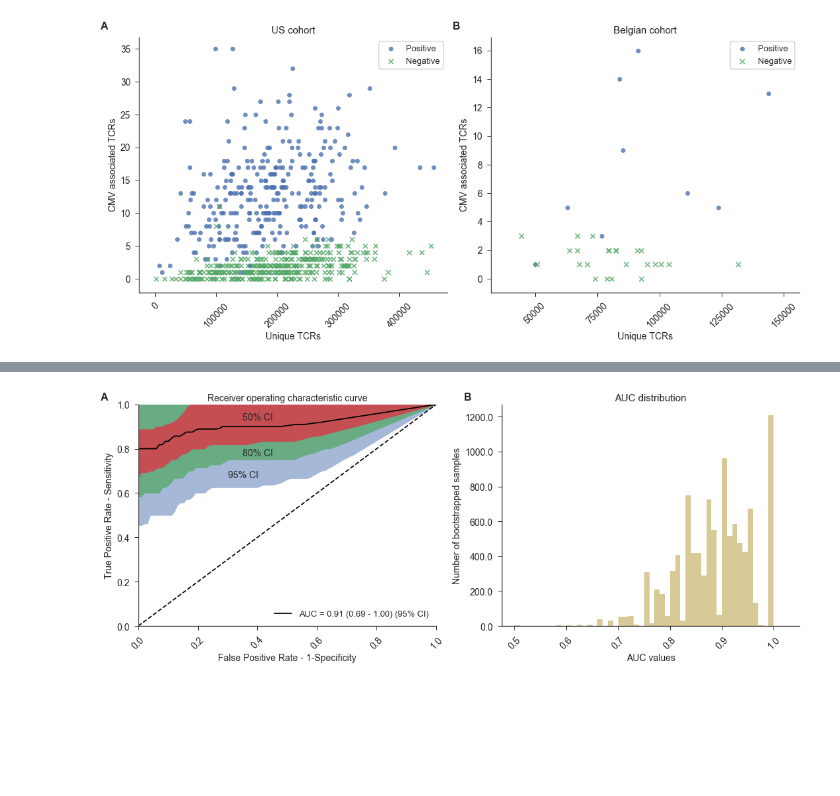
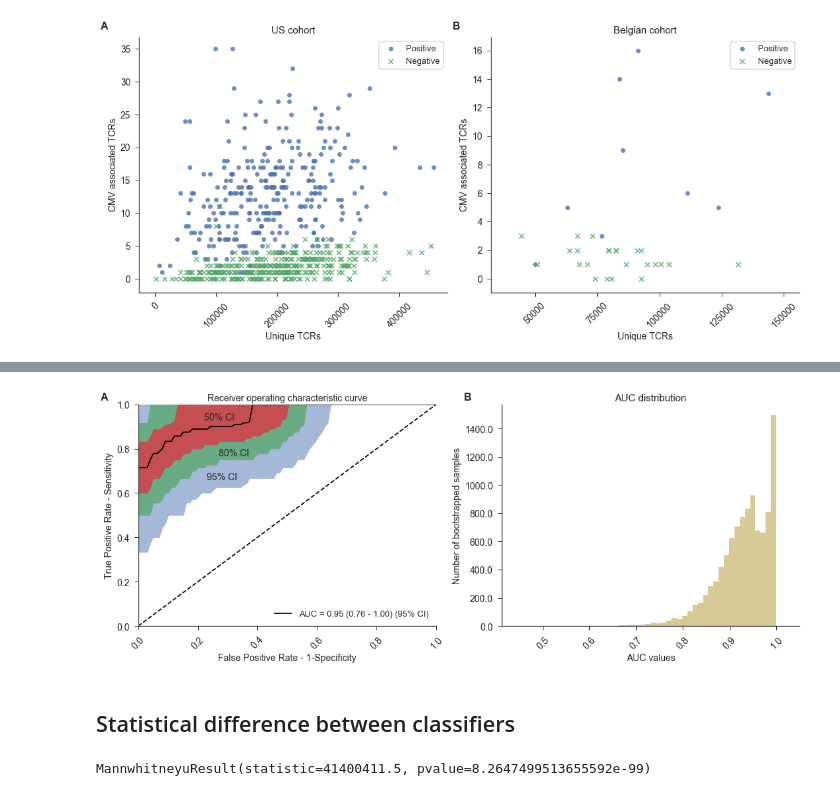
Before and after one commit to NDeNeuter/TCR_CMV_pred, a Jupyter notebook: code/Predict CMV from TCR repertoire.ipynb, the cells around one changed output, grey strips where cells are left out. Cells and saved outputs as stored; diff of their text form; code cells hidden in the pictures; blank space fills up the shorter version.

```diff
--- a/code/Predict CMV from TCR repertoire.ipynb
+++ b/code/Predict CMV from TCR repertoire.ipynb
@@ -180,4 +238,10 @@ for name, rep in reps.items():
         new_reps[name] = rep
 
 reps = new_reps
+
+# identify total number of unique TCRS
+all_tcrs = []
+for ID, rep in reps.items():
+    all_tcrs += rep.TCRs
+print(len(set(all_tcrs)))
 # %% [output]
@@ -477,0 +658,6 @@ Iteration: 10000
+# %%
+iterations = 10000
+result = joblib.Parallel(n_jobs=-1)(joblib.delayed(bootstrap)
+                                    (test, betamodel, i)
+                                    for i in range(iterations))
+beta_aucs, tprs = zip(*result)
@@ -478,33 +682,18 @@ Iteration: 10000
 # %%
-def auc_series(serie):
-
-    ''' Calculate the AUC value of a series of tpr values over an interval of 100 values.
-    To be applied to a dataframe containing tpr values as columns.'''
-
-    interval = np.linspace(0, 1, 100)
-    return sklearn.metrics.auc(interval, serie)
-
-
-def ci_loc(perct, l=iterations):
-
-    ''' Return an integer index value based on percentile value requested (perct) of a list l.
-    Eg: 5th percentile value of a list of length 40 => 2nd value in list: 1 [(0.05*40)-1]'''
-
-    return int(perct*iterations)-1
-
 # calculate mean auc and confidence interval
+aucs = beta_aucs
 auc_mean = np.mean(aucs)
 
 # CI column locations in df
-loc_ci_25 = ci_loc(.025)
-loc_ci_975 = ci_loc(.975)
-loc_ci_100 = ci_loc(.100)
-loc_ci_900 = ci_loc(.900)
-loc_ci_250 = ci_loc(.250)
-loc_ci_750 = ci_loc(.750)
-loc_ci_500 = ci_loc(.500)
+loc_ci_25 = ci_loc(.025, iterations)
+loc_ci_975 = ci_loc(.975, iterations)
+loc_ci_100 = ci_loc(.100, iterations)
+loc_ci_900 = ci_loc(.900, iterations)
+loc_ci_250 = ci_loc(.250, iterations)
+loc_ci_750 = ci_loc(.750, iterations)
+loc_ci_500 = ci_loc(.500, iterations)
 
-tpr_df = pd.DataFrame(tprs)
+tpr_df = pd.DataFrame(list(tprs))
 tpr_df['auc'] = tpr_df.apply(auc_series, axis=1)
 
 # sort by auc values
@@ -528,19 +717,19 @@ ax1.fill_between(interval,
                  tpr_df.iloc[loc_ci_975, :100],
                  alpha=0.5,
                  color=sns.color_palette()[0])
-ax1.annotate('95% CI', xy=(.3, .67), fontsize=14)
+ax1.annotate('95% CI', xy=(.23, .66), fontsize=14)
 ax1.fill_between(interval,
                  tpr_df.iloc[loc_ci_100, :100],
                  tpr_df.iloc[loc_ci_900, :100],
                  alpha=0.75,
                  color=sns.color_palette()[1])
-ax1.annotate('80% CI', xy=(.35, .77), fontsize=14)
+ax1.annotate('80% CI', xy=(.27, .77), fontsize=14)
 ax1.fill_between(interval,
                  tpr_df.iloc[loc_ci_250, :100],
                  tpr_df.iloc[loc_ci_750, :100],
                  alpha=1,
                  color=sns.color_palette()[2])
-ax1.annotate('50% CI', xy=(.35, .93), fontsize=14)
+ax1.annotate('50% CI', xy=(.22, .93), fontsize=14)
 ax1.annotate('A',
             xy=(-0.1, 1.1),
             xycoords='axes fraction',
@@ -559,32 +748,40 @@ ax1.set_xticklabels(labels=ax1.get_xticks(), rotation=45, size=14)
 ax1.set_ylabel('True Positive Rate - Sensitivity', size=14)
 ax1.set_yticklabels(labels=ax1.get_yticks(), rotation='horizontal', size=14)
 ax1.legend(loc="lower right", fontsize=13)
 ax1.spines['right'].set_visible(False)
 ax1.spines['top'].set_visible(False)
 
 bins= [x/100 for x in range(40, 110, 1)]
 sns.distplot(aucs, kde=False, ax=ax2, color=sns.color_palette()[4], hist_kws={"alpha": .75})
 ax2.annotate('B',
             xy=(-0.1, 1.1),
             xycoords='axes fraction',
             textcoords='offset points',
             fontsize=16,
             xytext=(0, -15),
             weight='bold',
             ha='right',
             va='top')
 ax2.set_title('AUC distribution', size=15)
 ax2.set_xlabel('AUC values', size=14)
 ax2.set_xticklabels(labels=ax2.get_xticks(), rotation=45, size=14)
 ax2.set_xlim(xmax=1.05)
 ax2.set_ylabel('Number of bootstrapped samples', size=14)
 ax2.set_yticklabels(labels=ax2.get_yticks(), rotation='horizontal', size=14)
 ax2.spines['right'].set_visible(False)
 ax2.spines['top'].set_visible(False)
 
 plt.tight_layout()
 
-plt.savefig('../figures/median_roc_curve.png', dpi=600)
+plt.savefig('../figures/median_roc_beta.png', dpi=600)
 plt.show()
 # %% [output]
-[figure, old version]
+[figure, new version]
+# %% [markdown]
+## Statistical difference between classifiers
+# %%
+stats.mannwhitneyu(x=rf_aucs,
+                   y=beta_aucs,
+                   alternative='less')
+# %% [output]
+MannwhitneyuResult(statistic=41400411.5, pvalue=8.2647499513655592e-99)
```
Also changed, not shown: parts of 26 cells of this notebook, 11 other files.
